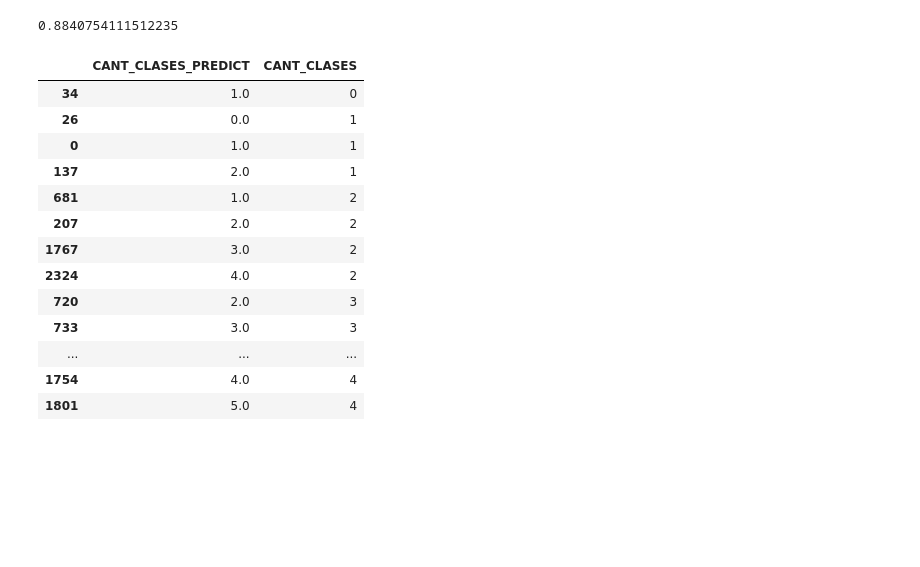
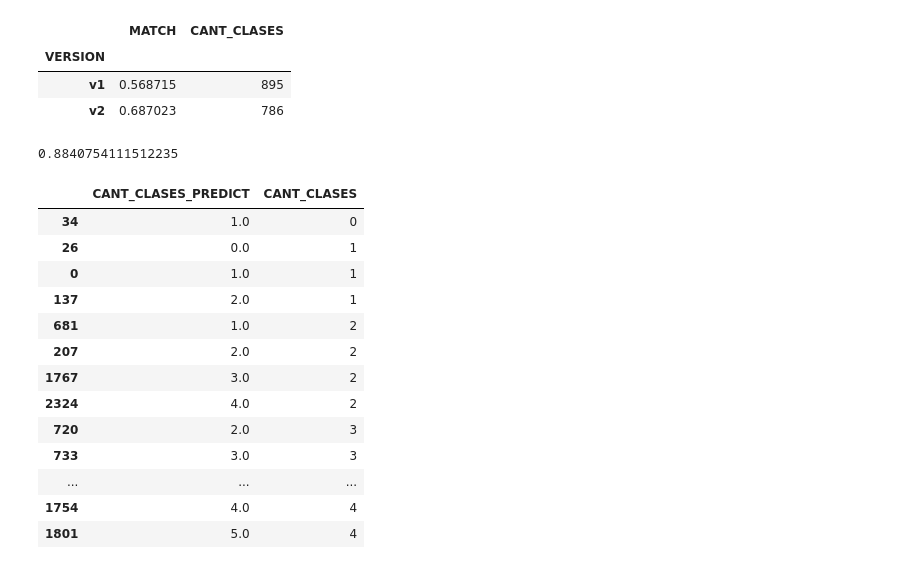
Before and after one commit to dante-cmd/g4_ml_ops, a Jupyter notebook: notebooks/nb_data.ipynb, the cells around one changed output. Saved outputs shown, nothing was run; the diff lists cells and outputs as text; code cells hidden in the pictures; blank space fills up the shorter version.

```diff
--- a/notebooks/nb_data.ipynb
+++ b/notebooks/nb_data.ipynb
@@ -7,3 +27,18 @@ from sklearn.linear_model import LinearRegression
+# %%
+dataset = pd.concat(array)
+# %%
+dataset['VERSION'] = dataset['NAME_FILE'].str.extract('.+_(v[0-9]+).*[.]parquet',expand=False)
+# %%
+dataset_01 = dataset[~((dataset['CANT_CLASES']==0) & (dataset['CANT_CLASES_PREDICT']==0))].copy()
+# %%
+dataset_01['MATCH'] = np.where(dataset_01['CANT_CLASES'] == dataset_01['CANT_CLASES_PREDICT'], 1, 0)
+# %%
+dataset_01.groupby('VERSION').agg({'MATCH':'mean','CANT_CLASES':'count'})
+# %% [output]
+|  | MATCH | CANT_CLASES |
+| VERSION |  |  |
+| v1 | 0.568715 | 895 |
+| v2 | 0.687023 | 786 |
 # %%
 df = pd.read_parquet(r"C:\Users\dante\Downloads\data_evaluation_prod_202506_continuidad_regular_horario_202507.parquet")
 df_01 = df[~((df['CANT_CLASES_PREDICT'] == 0) & (df['CANT_CLASES'] == 0))].copy()
```
Also changed, not shown: parts of 2 cells of this notebook, 1 other file.
